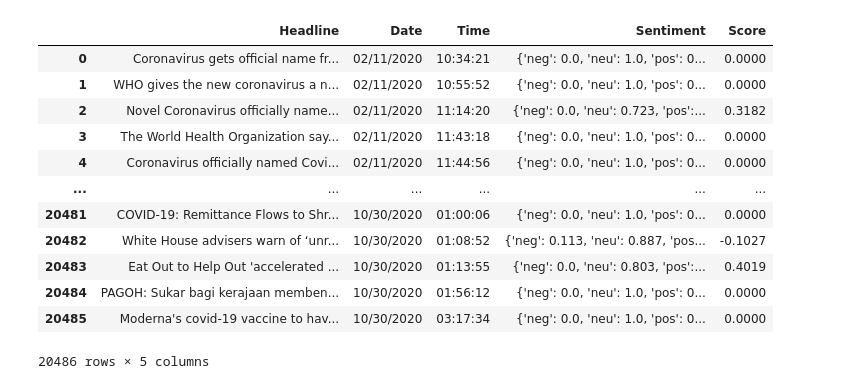
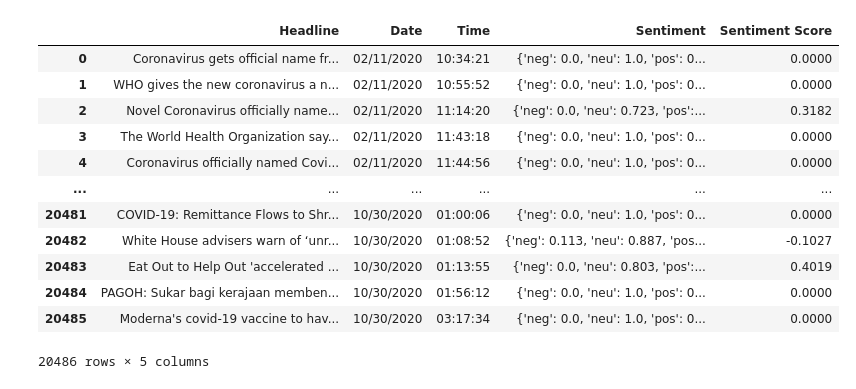
Before and after one commit to dchernysheva/ORIE-4741, a Jupyter notebook: Code/Predict_Stock_Prices_Using_Headlines.ipynb, the cells around one changed output. Saved outputs shown, nothing was run; the diff lists cells and outputs as text; code cells hidden in the pictures.

```diff
--- a/Code/Predict_Stock_Prices_Using_Headlines.ipynb
+++ b/Code/Predict_Stock_Prices_Using_Headlines.ipynb
@@ -28,21 +32,21 @@ uploaded = files.upload()
 # %%
 df = pd.read_csv("cleaned_headlines.csv") # from 2/11/2020 to 10/30/2020
 df = df.drop(columns=['Unnamed: 0', 'website', 'Nan', 'UserId']) # drop unnecessary columns
 
 headlines = df["Headline"]
 sentiments = []
 scores = []
 
 for x in headlines:
   all = analyzer.polarity_scores(x)
   sentiments.append(all)
   scores.append(all.get('compound'))
 
 df["Sentiment"] = sentiments  # add column 'Sentiment'
-df["Score"] = scores  # add column 'Sentiment Score'
+df["Sentiment Score"] = scores  # add column 'Sentiment Score'
 df
 # %% [output]
-|  | Headline | Date | Time | Sentiment | Score |
+|  | Headline | Date | Time | Sentiment | Sentiment Score |
 | 0 | Coronavirus gets official name fr... | 02/11/2020 | 10:34:21 | {'neg': 0.0, 'neu': 1.0, 'pos': 0... | 0.0000 |
 | 1 | WHO gives the new coronavirus a n... | 02/11/2020 | 10:55:52 | {'neg': 0.0, 'neu': 1.0, 'pos': 0... | 0.0000 |
 | 2 | Novel Coronavirus officially name... | 02/11/2020 | 11:14:20 | {'neg': 0.0, 'neu': 0.723, 'pos':... | 0.3182 |
```
Also changed, not shown: parts of 7 cells of this notebook.
